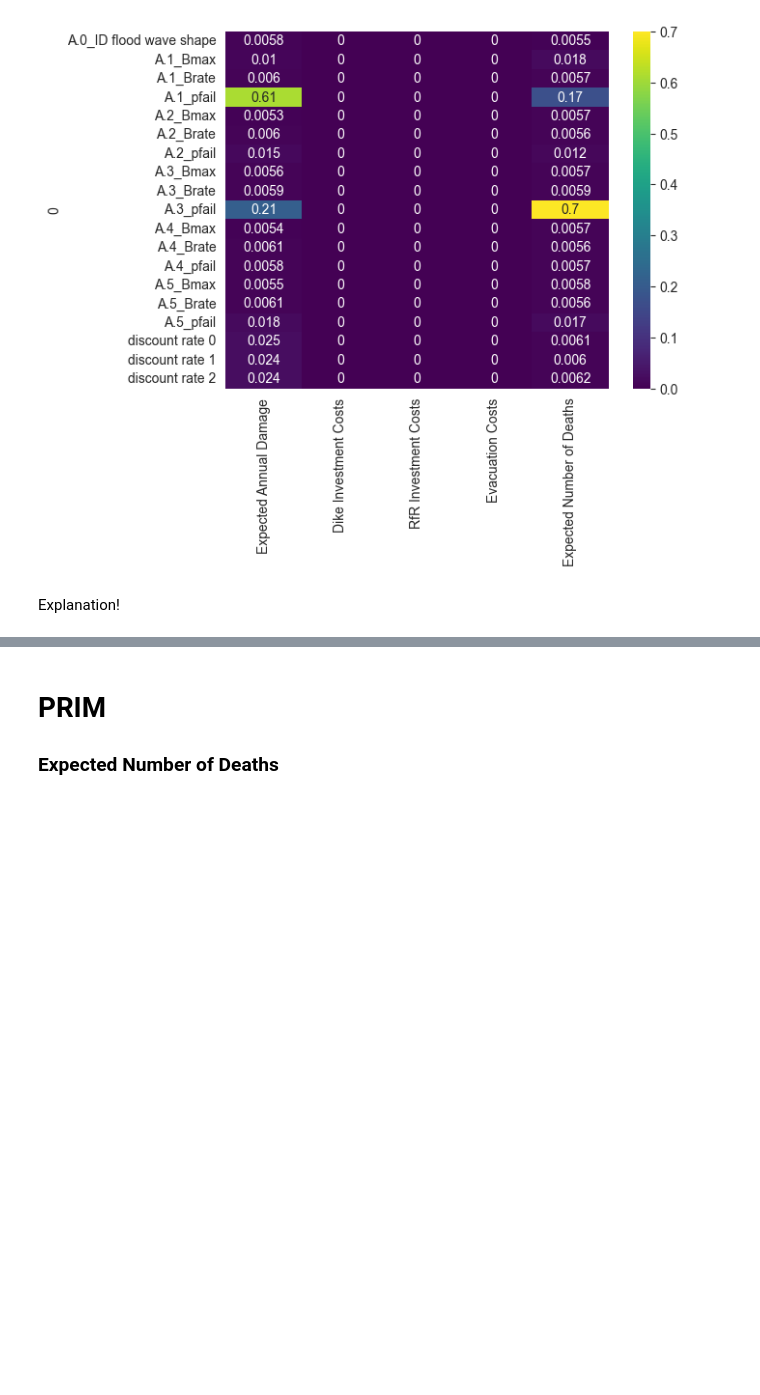
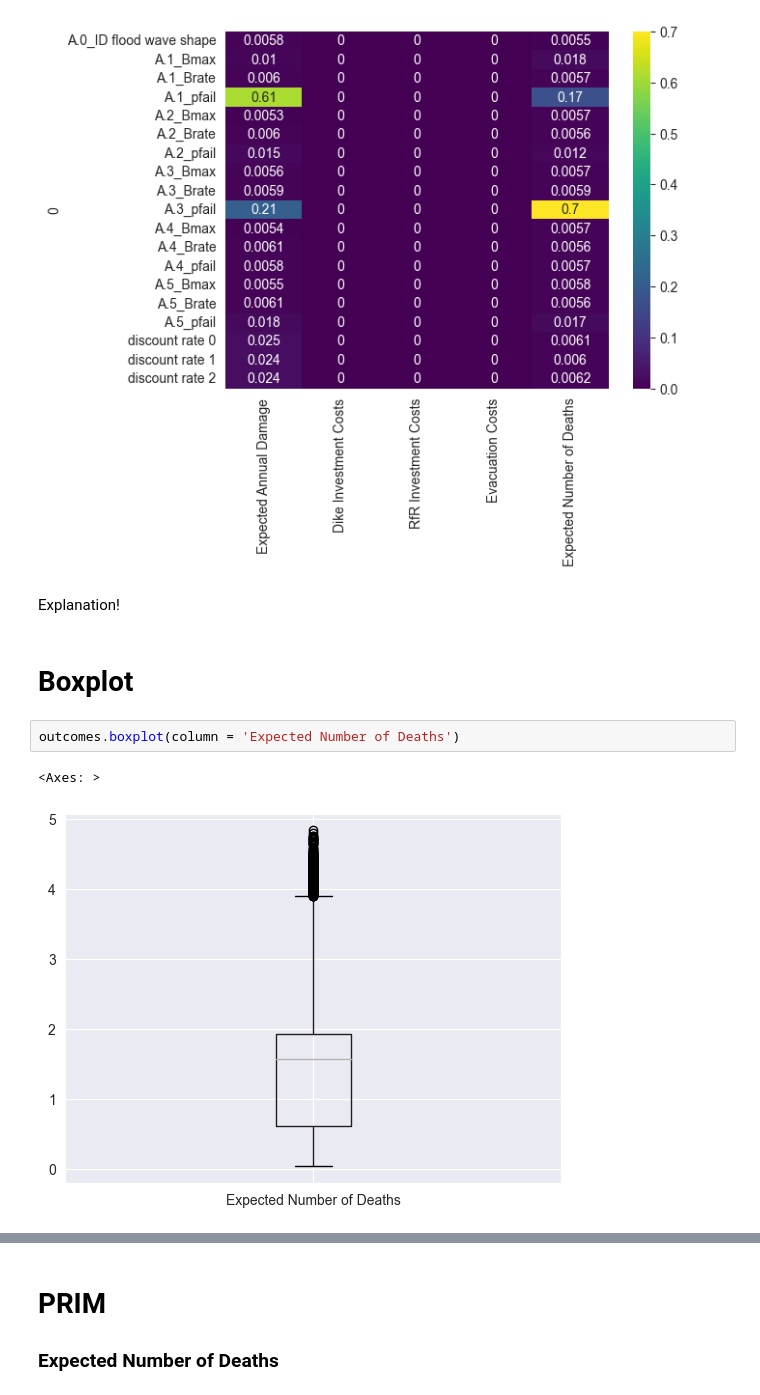
Before and after one commit to BRtudelft/Group1_EPA1361_Model-based_Decision-making, a Jupyter notebook: MORDM_1_problem_formulation.ipynb, the cells around one changed output, grey strips where cells are left out. Drawn from its saved outputs; the diff is of its cells as text; blank space fills up the shorter version.

```diff
--- a/MORDM_1_problem_formulation.ipynb
+++ b/MORDM_1_problem_formulation.ipynb
@@ -119,3 +119,10 @@ plt.show()
 [figure]
 # %% [markdown]
 Explanation!
+# %% [markdown]
+# Boxplot
+# %%
+outcomes.boxplot(column = 'Expected Number of Deaths')
+# %% [output]
+<Axes: >
+[figure, added]
```
Also changed, not shown: parts of 12 cells of this notebook.
